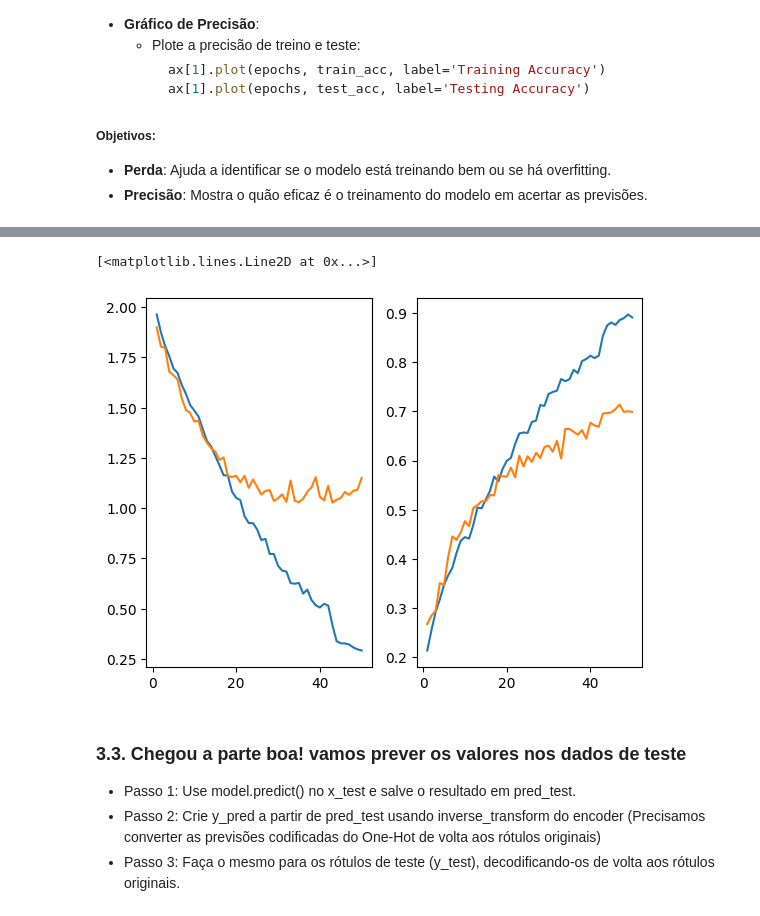
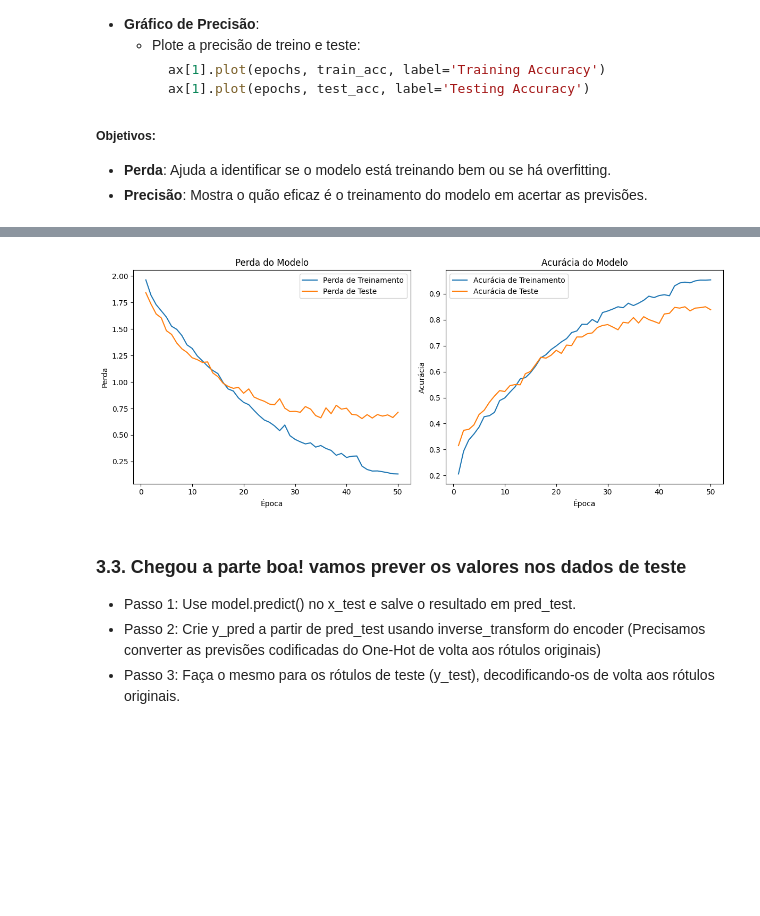
Before and after one commit to malu-zinha/Speech-Emotion-Analysis, a Jupyter notebook: notebooks/2-feature-extraction-and-modelling.ipynb, the cells around one changed output, grey strips where cells are left out. Saved outputs shown, nothing was run; the diff lists cells and outputs as text; code cells hidden in the pictures; blank space fills up the shorter version.

```diff
--- a/notebooks/2-feature-extraction-and-modelling.ipynb
+++ b/notebooks/2-feature-extraction-and-modelling.ipynb
@@ -360,18 +353,40 @@ Epoch 50/50
   - **Perda**: Ajuda a identificar se o modelo está treinando bem ou se há overfitting.
   - **Precisão**: Mostra o quão eficaz é o treinamento do modelo em acertar as previsões.
 # %%
-# Passo 1: Avaliando o Modelo
+# Passo 1 - Avaliando o Modelo:
 fashion_model.evaluate(x_test, y_test)
 
-# Passo 2: Preparando os Gráficos
+final_train_loss = history.history['loss'][-1]
+final_val_loss = history.history['val_loss'][-1]
+final_train_acc = history.history['accuracy'][-1]
+final_val_acc = history.history['val_accuracy'][-1]
+
+print(" ")
+print(f"Training Loss: {final_train_loss:.4f}")
+print(f"Testing Loss: {final_val_loss:.4f}")
+print(f"Training Accuracy: {final_train_acc:.4f}")
+print(f"Testing Accuracy: {final_val_acc:.4f}")
+
+# Passo 2 - Preparando os Gráficos:
 epocas = range(1, len(history.history['loss']) + 1)
-fig, ax = plt.subplots(1, 2)
+fig, ax = plt.subplots(1, 2, figsize=(12, 5))
 
-# Passo 3: Plotando a Perda
-ax[0].plot(epocas, history.history['loss'], label='Training Loss')
-ax[0].plot(epocas, history.history['val_loss'], label='Testing Loss')
+# Passo 3 - Plotando a Perda:
+ax[0].plot(epocas, history.history['loss'], label='Perda de Treinamento')
+ax[0].plot(epocas, history.history['val_loss'], label='Perda de Teste')
+ax[0].set_title('Perda do Modelo')
+ax[0].set_xlabel('Época')
+ax[0].set_ylabel('Perda')
+ax[0].legend()
 
-# Passo 4: Plotando a Precisão
-ax[1].plot(epocas, history.history['accuracy'], label='Training Accuracy')
-ax[1].plot(epocas, history.history['val_accuracy'], label='Testing Accuracy')
+# Passo 4 - Plotando a Precisão:
+ax[1].plot(epocas, history.history['accuracy'], label='Acurácia de Treinamento')
+ax[1].plot(epocas, history.history['val_accuracy'], label='Acurácia de Teste')
+ax[1].set_title('Acurácia do Modelo')
+ax[1].set_xlabel('Época')
+ax[1].set_ylabel('Acurácia')
+ax[1].legend()
+
+plt.tight_layout()
+plt.show()
 # %% [output]
@@ -379,5 +399,4 @@ ax[1].plot(epocas, history.history['val_accuracy'], label='Testing Accuracy')
-[<matplotlib.lines.Line2D at 0x...>]
-[figure, old version]
+[figure, new version]
 # %% [markdown]
 ### 3.3. Chegou a parte boa! vamos prever os valores nos dados de teste
 - Passo 1: Use model.predict() no x_test e salve o resultado em pred_test.
```
Also changed, not shown: parts of 17 cells of this notebook.
